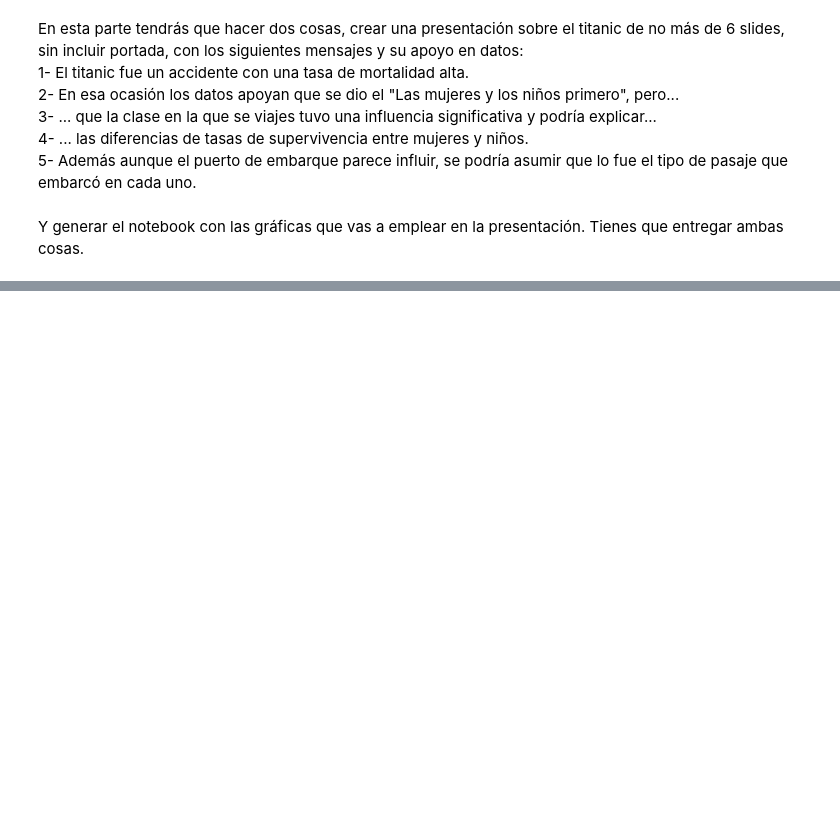
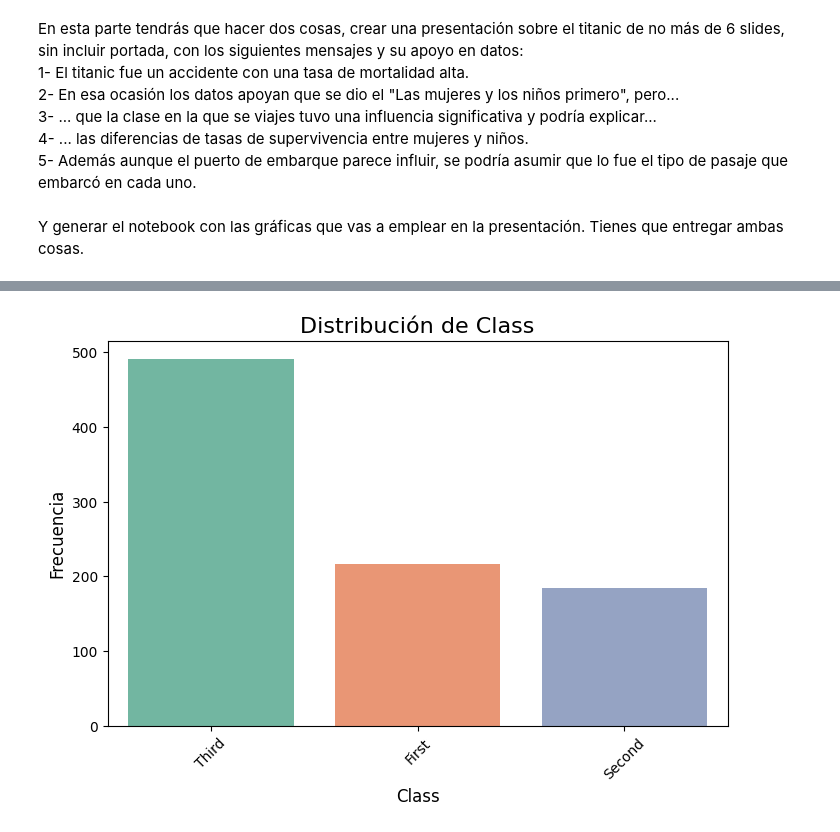
Before and after one commit to tonisantacruz/ONLINE_DS_THEBRIDGE_tonisantacruz, a Jupyter notebook: Sprint 08/Practica Obligatoria 2/18_Practica_Obligatoria_Visualizacion_Presentacion_Toni_Santacruz.ipynb, the cells around one changed output, grey strips where cells are left out. Cells and saved outputs as stored; diff of their text form; code cells hidden in the pictures; blank space fills up the shorter version.

```diff
--- a/Sprint 08/Practica Obligatoria 2/18_Practica_Obligatoria_Visualizacion_Presentacion_Toni_Santacruz.ipynb
+++ b/Sprint 08/Practica Obligatoria 2/18_Practica_Obligatoria_Visualizacion_Presentacion_Toni_Santacruz.ipynb
@@ -114,0 +155,11 @@ Y generar el notebook con las gráficas que vas a emplear en la presentación. T
+# %%
+plt.figure(figsize=(8, 5))
+sns.countplot(data=df_titanic, x='class', hue='class', palette="Set2", dodge=False, order=df_titanic['class'].value_counts().index)
+plt.title("Distribución de Class", fontsize=16)
+plt.xlabel("Class", fontsize=12)
+plt.ylabel("Frecuencia", fontsize=12)
+plt.legend([], [], frameon=False)
+plt.xticks(rotation=45)
+plt.show()
+# %% [output]
+[figure, added]
```
Also changed, not shown: parts of 5 cells of this notebook, 1 other file.
